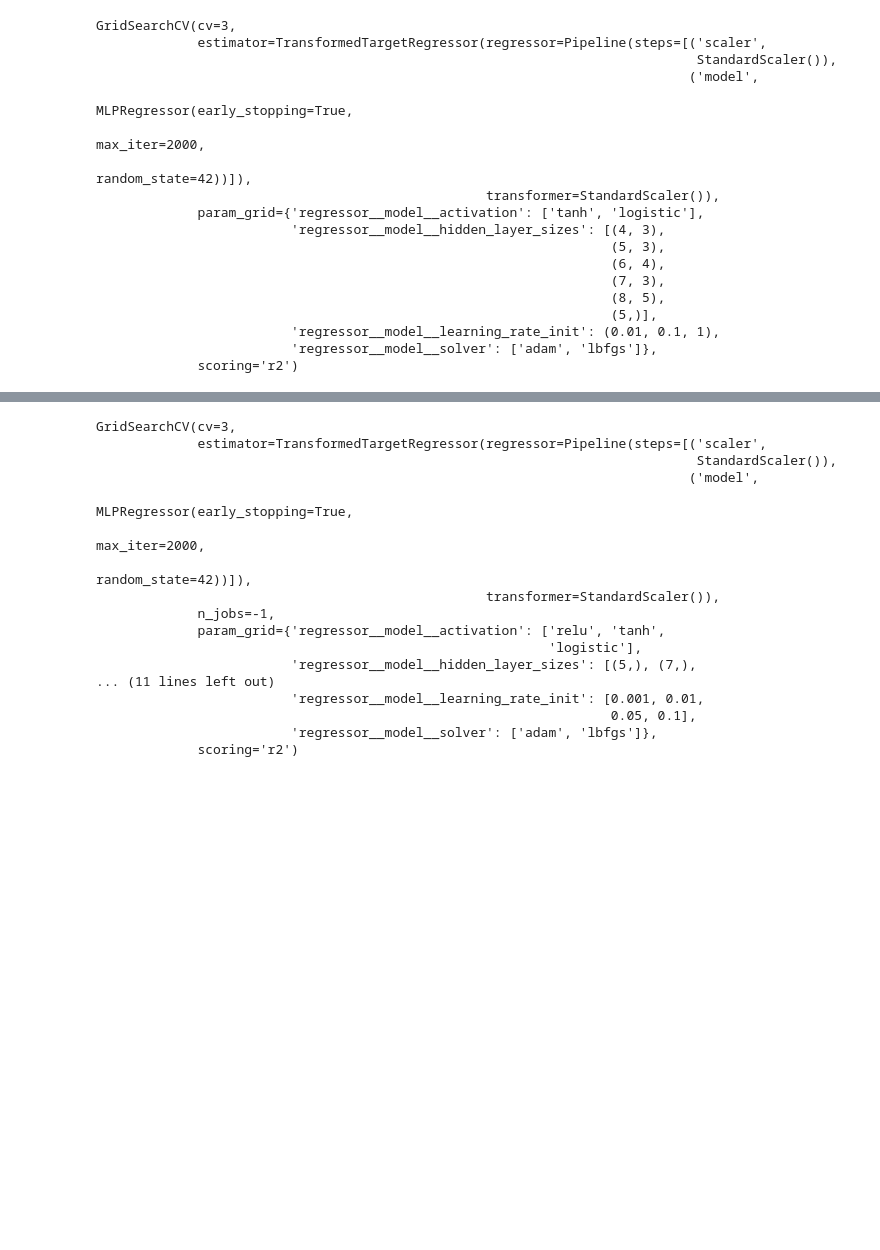
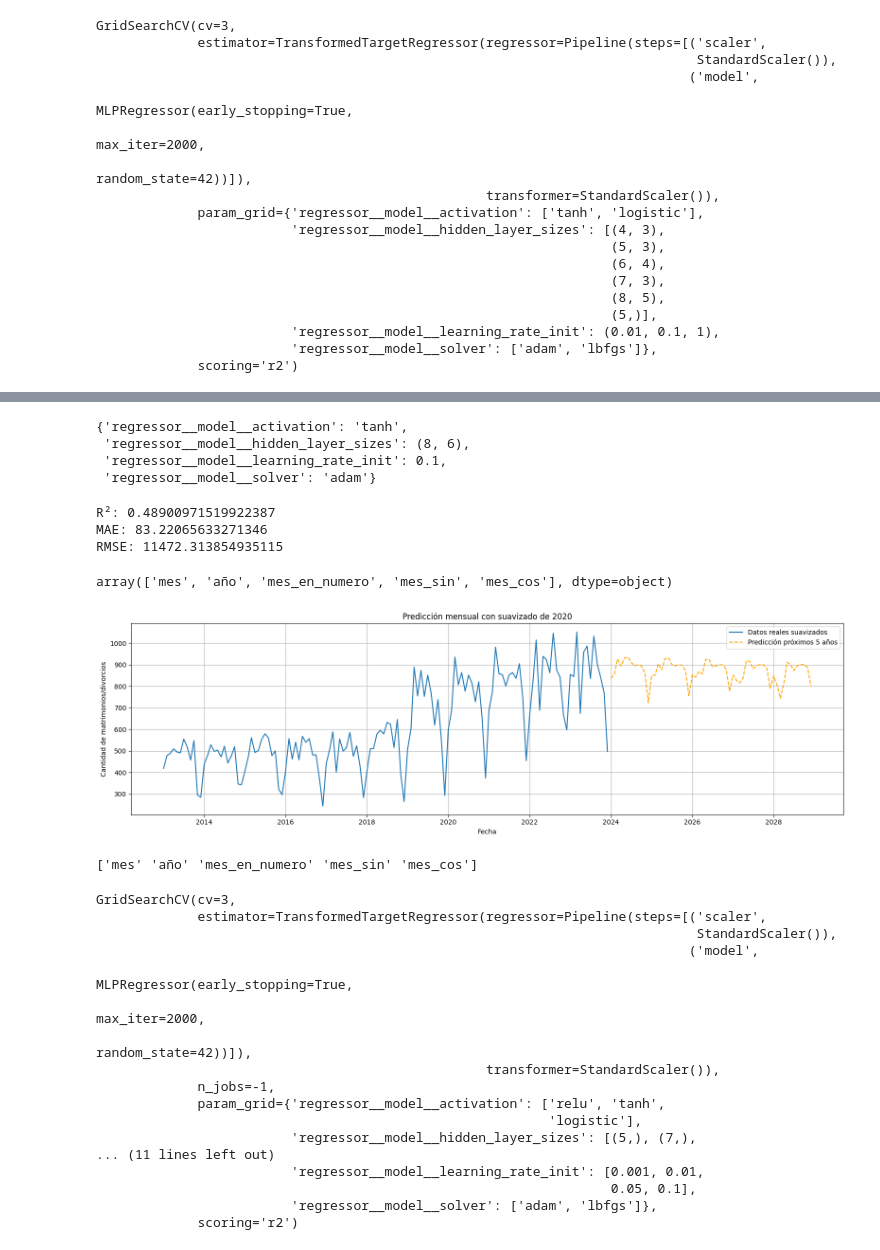
Before and after one commit to DanielRasho/MD-Proyecto3, a Jupyter notebook: divorce_prediction.ipynb, the cells around one changed output, grey strips where cells are left out. Drawn from its saved outputs; the diff is of its cells as text; code cells hidden in the pictures; blank space fills up the shorter version.

```diff
--- a/divorce_prediction.ipynb
+++ b/divorce_prediction.ipynb
@@ -410,3 +482,67 @@ plt.show()
+# %%
+grid_search.best_params_
+# %% [output]
+{'regressor__model__activation': 'tanh',
+ 'regressor__model__hidden_layer_sizes': (8, 6),
+ 'regressor__model__learning_rate_init': 0.1,
+ 'regressor__model__solver': 'adam'}
+# %%
+from sklearn.metrics import mean_absolute_error, mean_squared_error, r2_score
+
+print("R²:", r2_score(y_test, grid_search.predict(X_test)))
+print("MAE:", mean_absolute_error(y_test, grid_search.predict(X_test)))
+print("RMSE:", mean_squared_error(y_test, grid_search.predict(X_test)))
+# %% [output]
+R²: 0.48900971519922387
+MAE: 83.22065633271346
+RMSE: 11472.313854935115
+# %%
+grid_search.feature_names_in_
+# %% [output]
+array(['mes', 'año', 'mes_en_numero', 'mes_sin', 'mes_cos'], dtype=object)
+# %%
+from pandas.tseries.offsets import DateOffset
+last_date = mensual_suavizado.index[-1]
+
+n_months = 60
+
+future_dates = [last_date + DateOffset(months=i) for i in range(1, n_months + 1)]
+
+# Crear DataFrame con variables explicativas
+X_future = pd.DataFrame({
+    "mes": [date.month for date in future_dates],
+    "año": [date.year for date in future_dates],
+    "mes_en_numero": np.arange(len(mensual_suavizado), len(mensual_suavizado) + n_months)
+})
+
+# Codificación cíclica
+X_future["mes_cos"] = np.cos(2 * np.pi * X_future["mes"] / 12)
+X_future["mes_sin"] = np.sin(2 * np.pi * X_future["mes"] / 12)
+
+# Reordenar columnas según las que usó el modelo
+X_future = X_future[grid_search.feature_names_in_]
+
+# Predecir
+future_preds = grid_search.predict(X_future)
+# %%
+import matplotlib.pyplot as plt
+
+plt.figure(figsize=(16,5))
+plt.plot(mensual_suavizado.index, mensual_suavizado.values, label='Datos reales suavizados')
+plt.plot(future_dates, future_preds, label='Predicción próximos 5 años', linestyle='--', color='orange')
+plt.title('Predicción mensual con suavizado de 2020')
+plt.xlabel('Fecha')
+plt.ylabel('Cantidad de matrimonios/divorcios')
+plt.legend()
+plt.grid()
+plt.tight_layout()
+plt.show()
+# %% [output]
+[figure, added]
+# %%
+print(grid_search.feature_names_in_)
+# %% [output]
+['mes' 'año' 'mes_en_numero' 'mes_sin' 'mes_cos']
 # %%
 import numpy as np
 import pandas as pd
```
Also changed, not shown: parts of 45 cells of this notebook, 1 other file.
